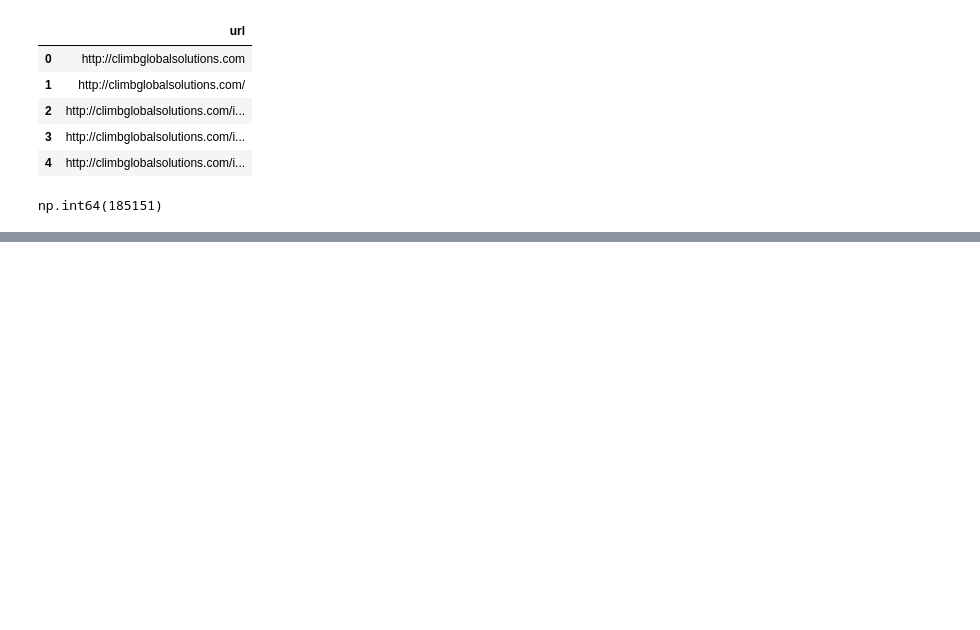
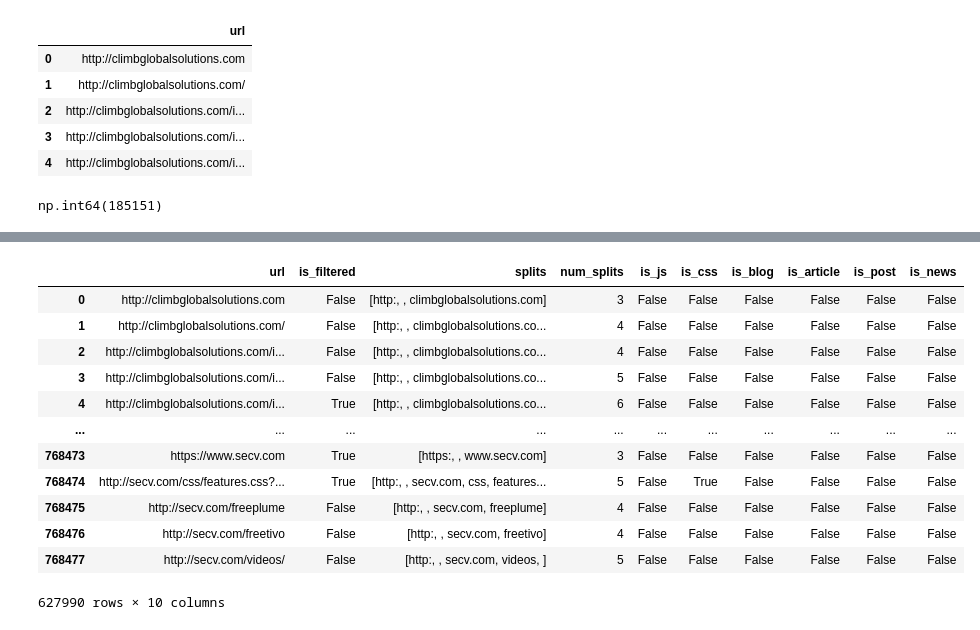
Before and after one commit to Anze-/datathon2k25, a Jupyter notebook: url_filtering.ipynb, the cells around one changed output, grey strips where cells are left out. Cells and saved outputs as stored; diff of their text form; code cells hidden in the pictures; blank space fills up the shorter version.

```diff
--- a/url_filtering.ipynb
+++ b/url_filtering.ipynb
@@ -310,0 +349,6 @@ urls_df.to_parquet("filtered_urls.parquet")
+# %%
+urls_df1=urls_df[urls_df['num_splits']<7]
+# %%
+trigger = '.css'
+for trigger,name in zip(['.js','.css','/blog/','/article/','/post/','/news/'],['is_js','is_css','is_blog','is_article','is_post','is_news']):
+    urls_df1[name] = urls_df1.url.apply(lambda x: trigger in x)
@@ -310,0 +366,16 @@ urls_df.to_parquet("filtered_urls.parquet")
+# %%
+urls_df1
+# %% [output]
+|  | url | is_filtered | splits | num_splits | is_js | is_css | is_blog | is_article | is_post | is_news |
+| 0 | http://climbglobalsolutions.com | False | [http:, , climbglobalsolutions.com] | 3 | False | False | False | False | False | False |
+| 1 | http://climbglobalsolutions.com/ | False | [http:, , climbglobalsolutions.co... | 4 | False | False | False | False | False | False |
+| 2 | http://climbglobalsolutions.com/i... | False | [http:, , climbglobalsolutions.co... | 4 | False | False | False | False | False | False |
+| 3 | http://climbglobalsolutions.com/i... | False | [http:, , climbglobalsolutions.co... | 5 | False | False | False | False | False | False |
+| 4 | http://climbglobalsolutions.com/i... | True | [http:, , climbglobalsolutions.co... | 6 | False | False | False | False | False | False |
+| ... | ... | ... | ... | ... | ... | ... | ... | ... | ... | ... |
+| 768473 | https://www.secv.com | True | [https:, , www.secv.com] | 3 | False | False | False | False | False | False |
+| 768474 | http://secv.com/css/features.css?... | True | [http:, , secv.com, css, features... | 5 | False | True | False | False | False | False |
+| 768475 | http://secv.com/freeplume | False | [http:, , secv.com, freeplume] | 4 | False | False | False | False | False | False |
+| 768476 | http://secv.com/freetivo | False | [http:, , secv.com, freetivo] | 4 | False | False | False | False | False | False |
+| 768477 | http://secv.com/videos/ | False | [http:, , secv.com, videos, ] | 5 | False | False | False | False | False | False |
+627990 rows × 10 columns
```
Also changed, not shown: parts of 23 cells of this notebook, 2 other files.
